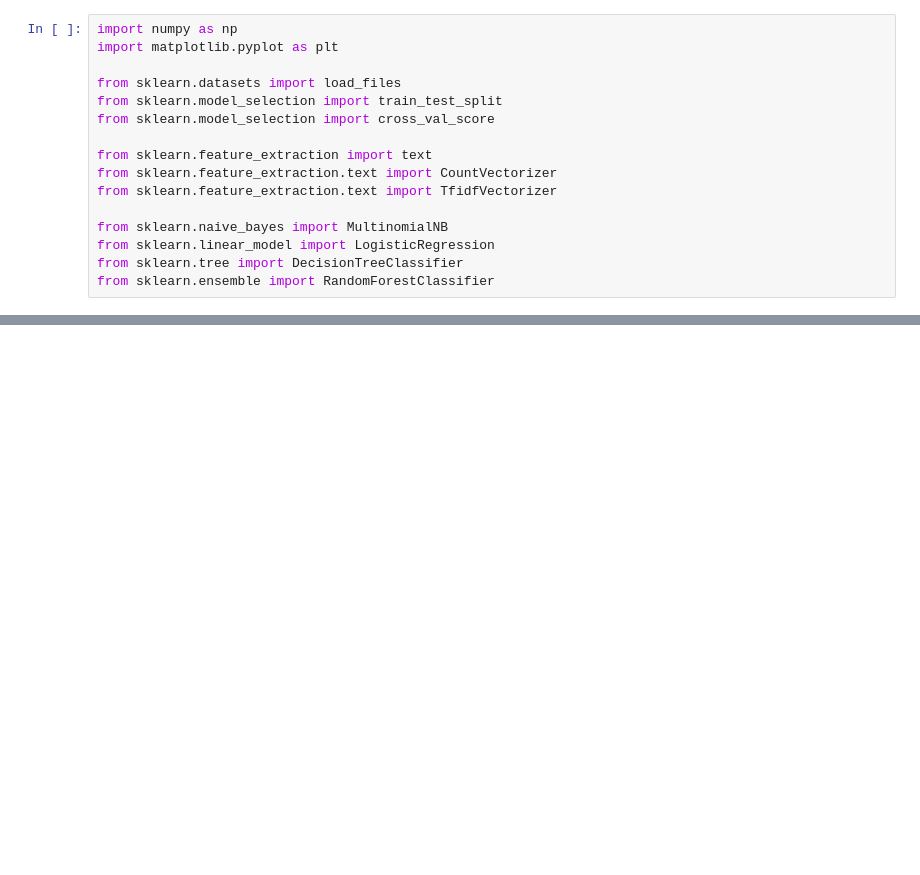
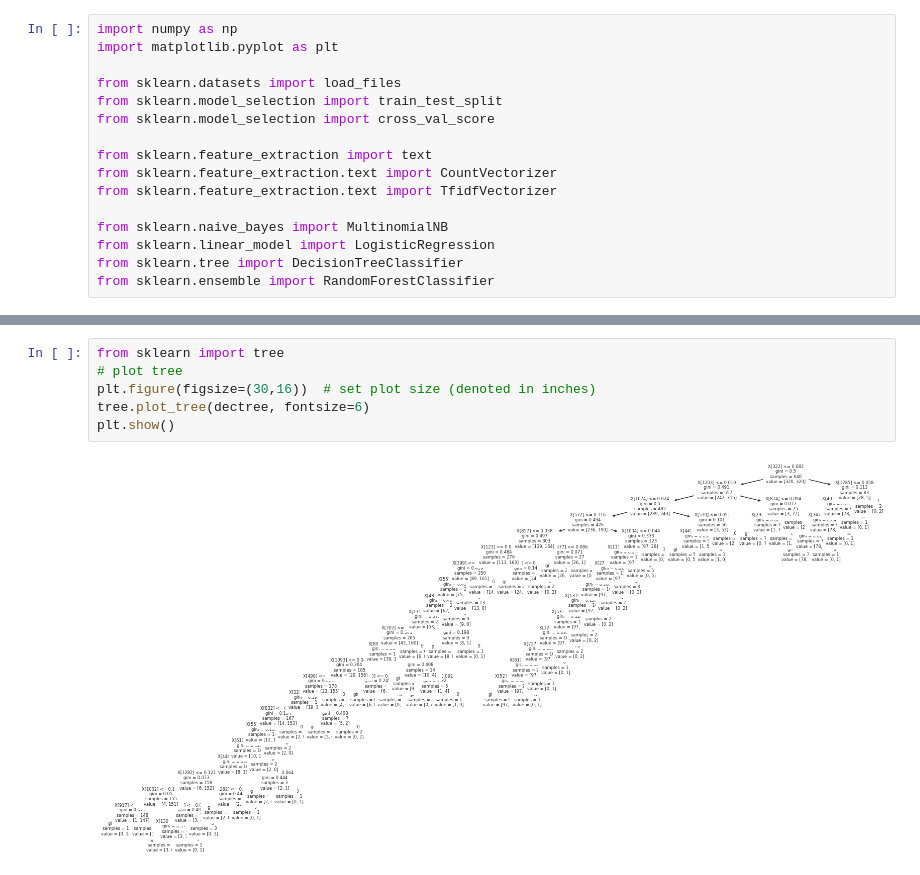
Before and after one commit to gusluchetti/uu-ai-data-mining, a Jupyter notebook: pa2/Practical Assignment 2.ipynb, the cells around one changed output, grey strips where cells are left out. Drawn from its saved outputs; the diff is of its cells as text; blank space fills up the shorter version.

```diff
--- a/pa2/Practical Assignment 2.ipynb
+++ b/pa2/Practical Assignment 2.ipynb
@@ -200,3 +210,11 @@ Positive Deceptive:
+# %%
+from sklearn import tree
+# plot tree
+plt.figure(figsize=(30,16))  # set plot size (denoted in inches)
+tree.plot_tree(dectree, fontsize=6)
+plt.show()
+# %% [output]
+[figure, added]
 # %%
 def run_cross_validation(nfolds, ngram=1):
     tf_vectorizer = TfidfVectorizer(stop_words=custom_stop_words, ngram_range=(ngram, ngram))
```
Also changed, not shown: parts of 11 cells of this notebook.
